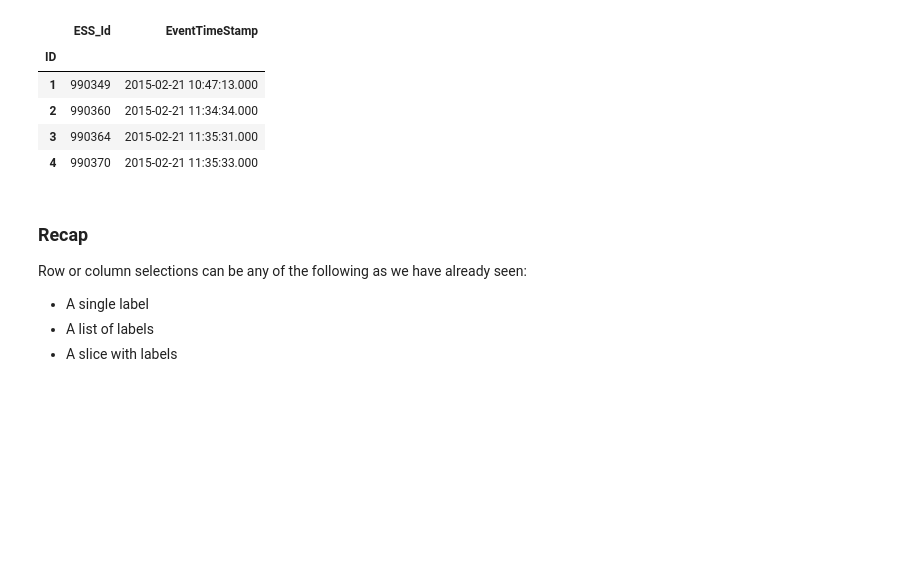
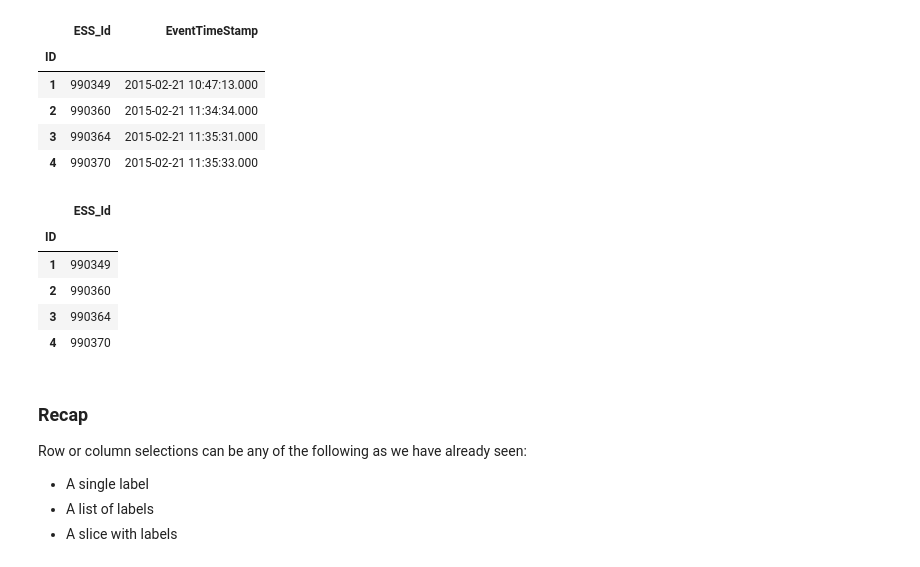
Before and after one commit to nss-data-science-cohort-2/python-clinic, a Jupyter notebook: notebooks/March 16.ipynb, the cells around one changed output. Drawn from its saved outputs; the diff is of its cells as text; code cells hidden in the pictures; blank space fills up the shorter version.

```diff
--- a/notebooks/March 16.ipynb
+++ b/notebooks/March 16.ipynb
@@ -220,6 +221,16 @@ faults_df.loc[1:4, ['ESS_Id', 'EventTimeStamp']]
 | 2 | 990360 | 2015-02-21 11:34:34.000 |
 | 3 | 990364 | 2015-02-21 11:35:31.000 |
 | 4 | 990370 | 2015-02-21 11:35:33.000 |
+# %%
+# blending row selections with column selections using .loc
+faults_df.loc[1:4, ['ESS_Id']]
+# %% [output]
+|  | ESS_Id |
+| ID |  |
+| 1 | 990349 |
+| 2 | 990360 |
+| 3 | 990364 |
+| 4 | 990370 |
 # %% [markdown]
 ### Recap
 Row or column selections can be any of the following as we have already seen:
```
Also changed, not shown: parts of 6 cells of this notebook, 1 other file.
